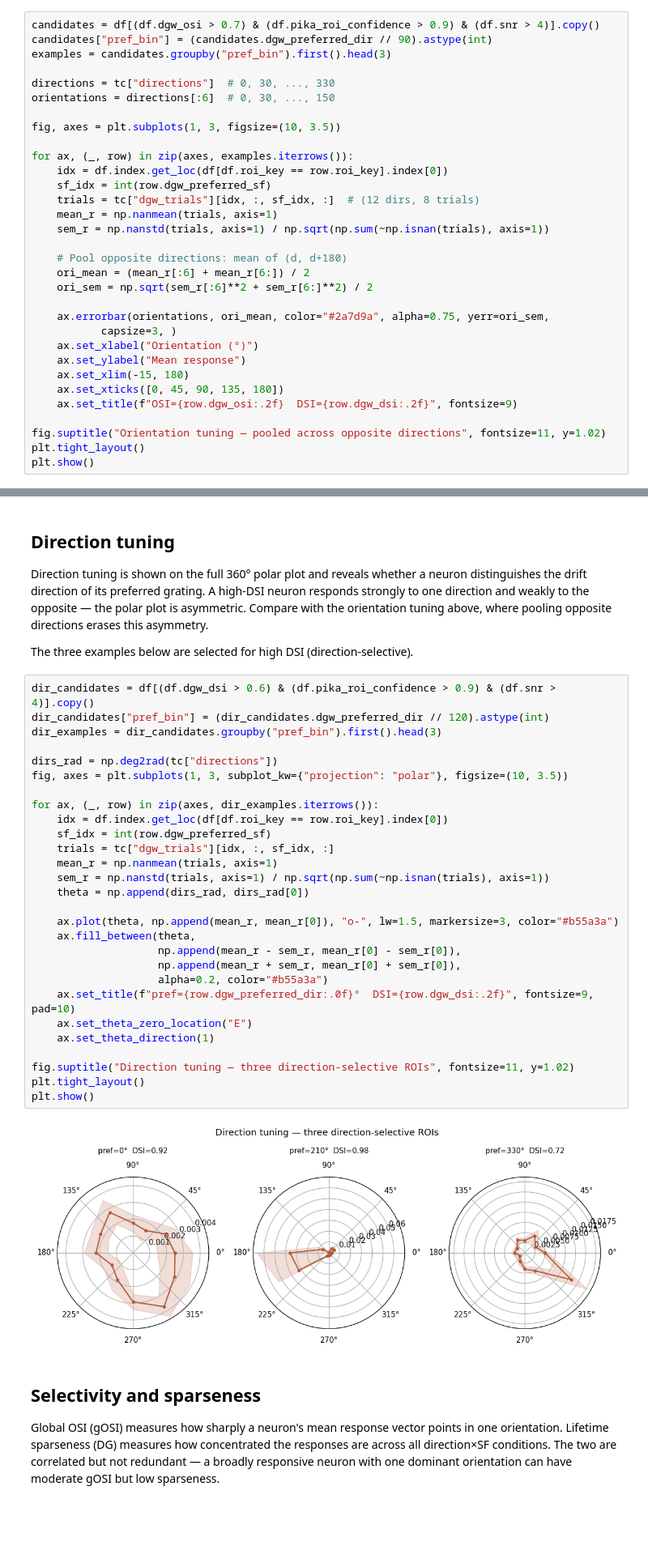
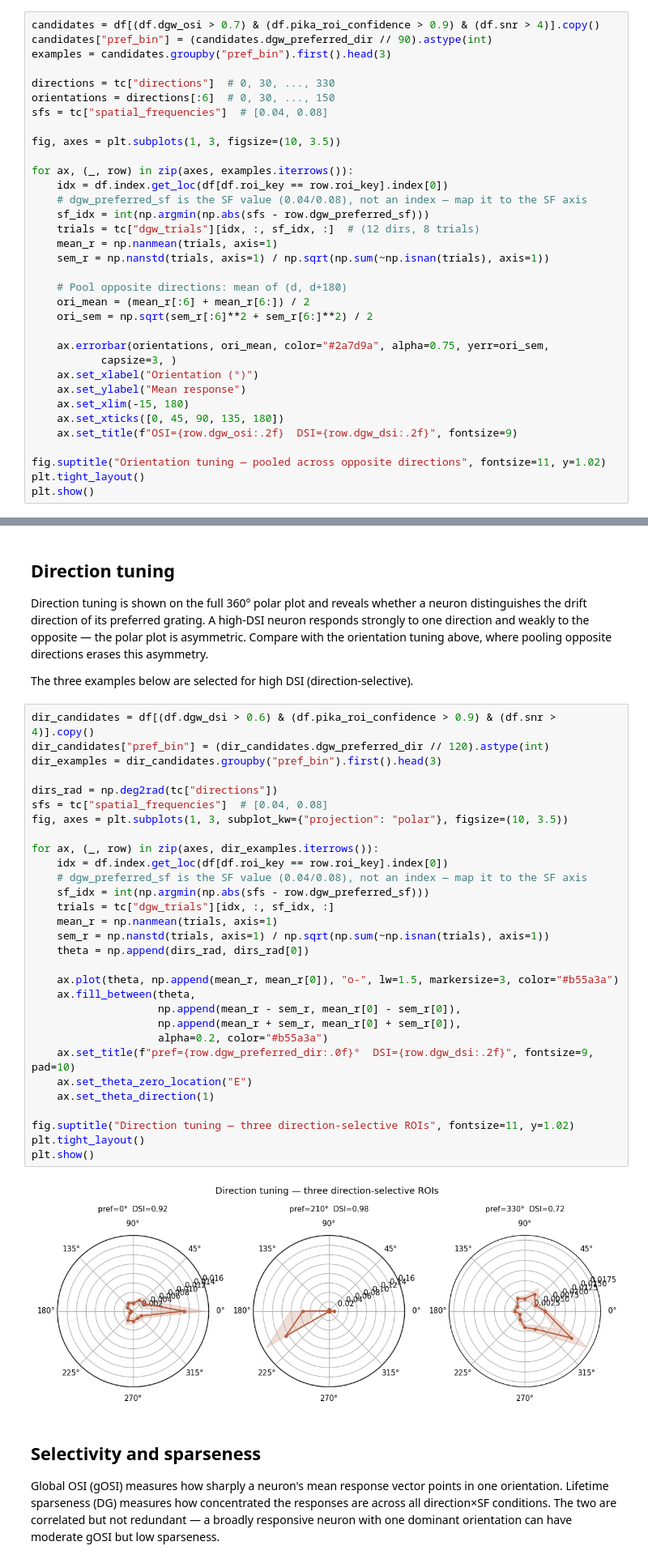
Before and after one commit to bpdanskin/v1dd-functional-metrics, a Jupyter notebook: docs/notebooks/example_figures.ipynb, the cells around one changed output, grey strips where cells are left out. Shown at 81% size. Drawn from its saved outputs; the diff is of its cells as text; blank space fills up the shorter version.

```diff
--- a/docs/notebooks/example_figures.ipynb
+++ b/docs/notebooks/example_figures.ipynb
@@ -56,12 +56,14 @@ examples = candidates.groupby("pref_bin").first().head(3)
 
 directions = tc["directions"]  # 0, 30, ..., 330
 orientations = directions[:6]  # 0, 30, ..., 150
+sfs = tc["spatial_frequencies"]  # [0.04, 0.08]
 
 fig, axes = plt.subplots(1, 3, figsize=(10, 3.5))
 
 for ax, (_, row) in zip(axes, examples.iterrows()):
     idx = df.index.get_loc(df[df.roi_key == row.roi_key].index[0])
-    sf_idx = int(row.dgw_preferred_sf)
+    # dgw_preferred_sf is the SF value (0.04/0.08), not an index — map it to the SF axis
+    sf_idx = int(np.argmin(np.abs(sfs - row.dgw_preferred_sf)))
     trials = tc["dgw_trials"][idx, :, sf_idx, :]  # (12 dirs, 8 trials)
     mean_r = np.nanmean(trials, axis=1)
     sem_r = np.nanstd(trials, axis=1) / np.sqrt(np.sum(~np.isnan(trials), axis=1))
@@ -96,33 +98,35 @@ The three examples below are selected for high DSI (direction-selective).
 # %%
 dir_candidates = df[(df.dgw_dsi > 0.6) & (df.pika_roi_confidence > 0.9) & (df.snr > 4)].copy()
 dir_candidates["pref_bin"] = (dir_candidates.dgw_preferred_dir // 120).astype(int)
 dir_examples = dir_candidates.groupby("pref_bin").first().head(3)
 
 dirs_rad = np.deg2rad(tc["directions"])
+sfs = tc["spatial_frequencies"]  # [0.04, 0.08]
 fig, axes = plt.subplots(1, 3, subplot_kw={"projection": "polar"}, figsize=(10, 3.5))
 
 for ax, (_, row) in zip(axes, dir_examples.iterrows()):
     idx = df.index.get_loc(df[df.roi_key == row.roi_key].index[0])
-    sf_idx = int(row.dgw_preferred_sf)
+    # dgw_preferred_sf is the SF value (0.04/0.08), not an index — map it to the SF axis
+    sf_idx = int(np.argmin(np.abs(sfs - row.dgw_preferred_sf)))
     trials = tc["dgw_trials"][idx, :, sf_idx, :]
     mean_r = np.nanmean(trials, axis=1)
     sem_r = np.nanstd(trials, axis=1) / np.sqrt(np.sum(~np.isnan(trials), axis=1))
     theta = np.append(dirs_rad, dirs_rad[0])
 
     ax.plot(theta, np.append(mean_r, mean_r[0]), "o-", lw=1.5, markersize=3, color="#b55a3a")
     ax.fill_between(theta,
                     np.append(mean_r - sem_r, mean_r[0] - sem_r[0]),
                     np.append(mean_r + sem_r, mean_r[0] + sem_r[0]),
                     alpha=0.2, color="#b55a3a")
     ax.set_title(f"pref={row.dgw_preferred_dir:.0f}°  DSI={row.dgw_dsi:.2f}", fontsize=9, pad=10)
     ax.set_theta_zero_location("E")
     ax.set_theta_direction(1)
 
 fig.suptitle("Direction tuning — three direction-selective ROIs", fontsize=11, y=1.02)
 plt.tight_layout()
 plt.show()
 # %% [output]
-[figure, old version]
+[figure, new version]
 # %% [markdown]
 ## Selectivity and sparseness
 
```
Also changed, not shown: parts of 1 cell of this notebook, 3 other files.
